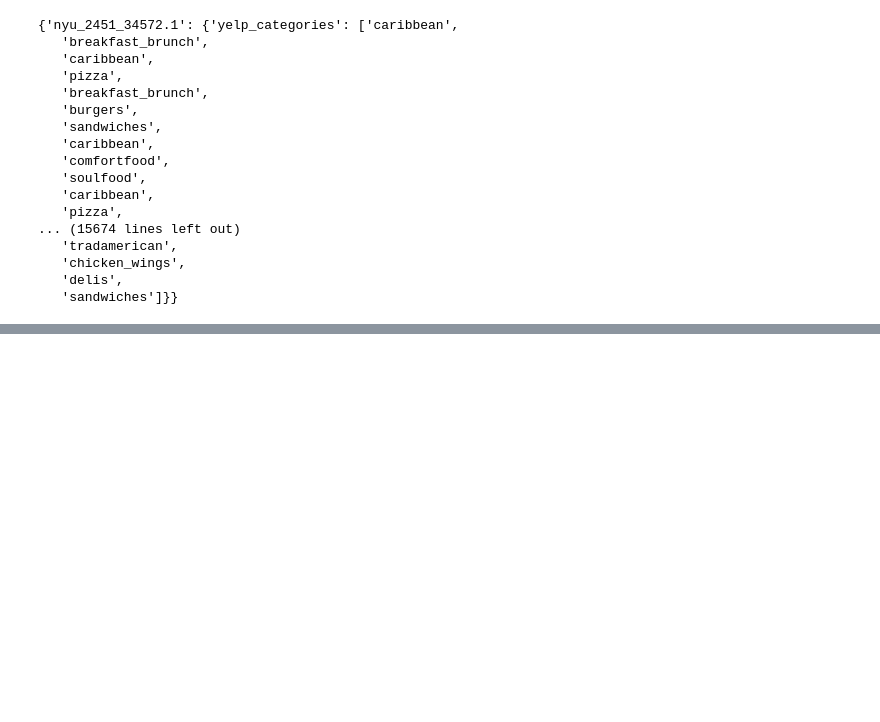
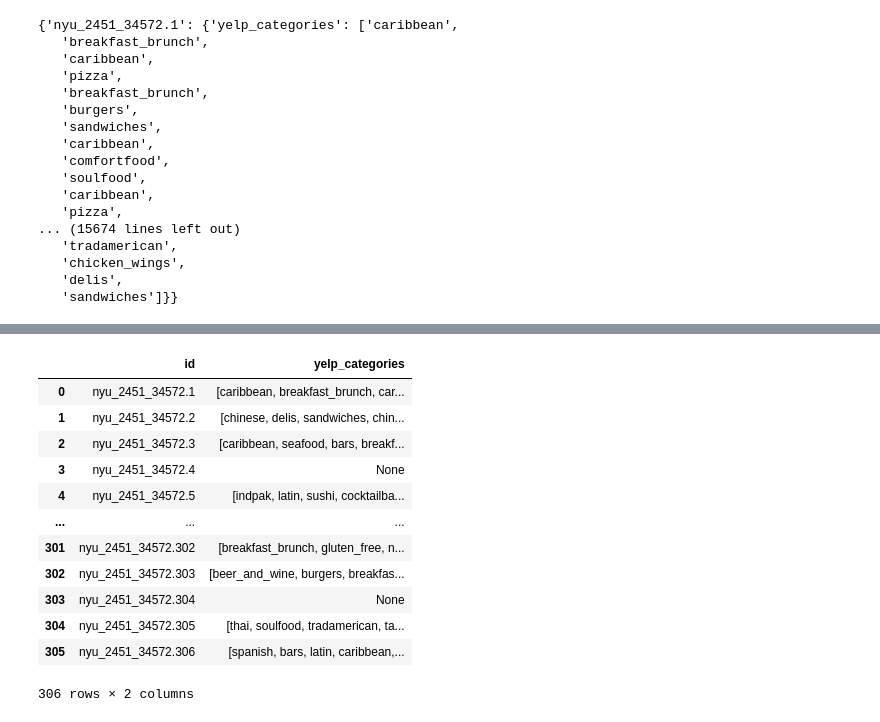
Before and after one commit to ktamkee/NYC_midterm_project, a Jupyter notebook: src/yelp-working.ipynb, the cells around one changed output, grey strips where cells are left out. Cells and saved outputs as stored; diff of their text form; code cells hidden in the pictures; blank space fills up the shorter version.

```diff
--- a/src/yelp-working.ipynb
+++ b/src/yelp-working.ipynb
@@ -119,0 +141,3 @@ with open('yelp_restaurant_categories.json', 'w') as fp:
+# %%
+# replace empty lists with NaN
+yelp_df = yelp_df.mask(yelp_df.applymap(str).eq('[]'))
@@ -119,0 +155,4 @@ with open('yelp_restaurant_categories.json', 'w') as fp:
+# %%
+# replace NaN with string
+yelp_df = yelp_df.fillna(value='None')
+yelp_df
@@ -119,0 +173,22 @@ with open('yelp_restaurant_categories.json', 'w') as fp:
+# %%
+# reset index
+yelp_df.reset_index(inplace=True)
+# %%
+# fix columns
+yelp_df.columns = ['id', 'yelp_categories']
+# %%
+yelp_df
+# %% [output]
+|  | id | yelp_categories |
+| 0 | nyu_2451_34572.1 | [caribbean, breakfast_brunch, car... |
+| 1 | nyu_2451_34572.2 | [chinese, delis, sandwiches, chin... |
+| 2 | nyu_2451_34572.3 | [caribbean, seafood, bars, breakf... |
+| 3 | nyu_2451_34572.4 | None |
+| 4 | nyu_2451_34572.5 | [indpak, latin, sushi, cocktailba... |
+| ... | ... | ... |
+| 301 | nyu_2451_34572.302 | [breakfast_brunch, gluten_free, n... |
+| 302 | nyu_2451_34572.303 | [beer_and_wine, burgers, breakfas... |
+| 303 | nyu_2451_34572.304 | None |
+| 304 | nyu_2451_34572.305 | [thai, soulfood, tradamerican, ta... |
+| 305 | nyu_2451_34572.306 | [spanish, bars, latin, caribbean,... |
+306 rows × 2 columns
```
Also changed, not shown: parts of 11 cells of this notebook, 4 other files.
